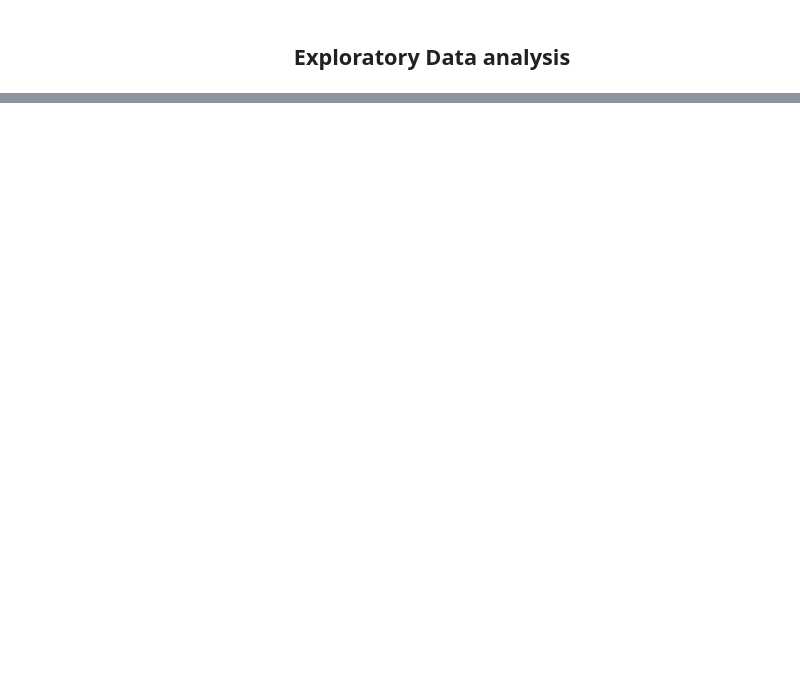
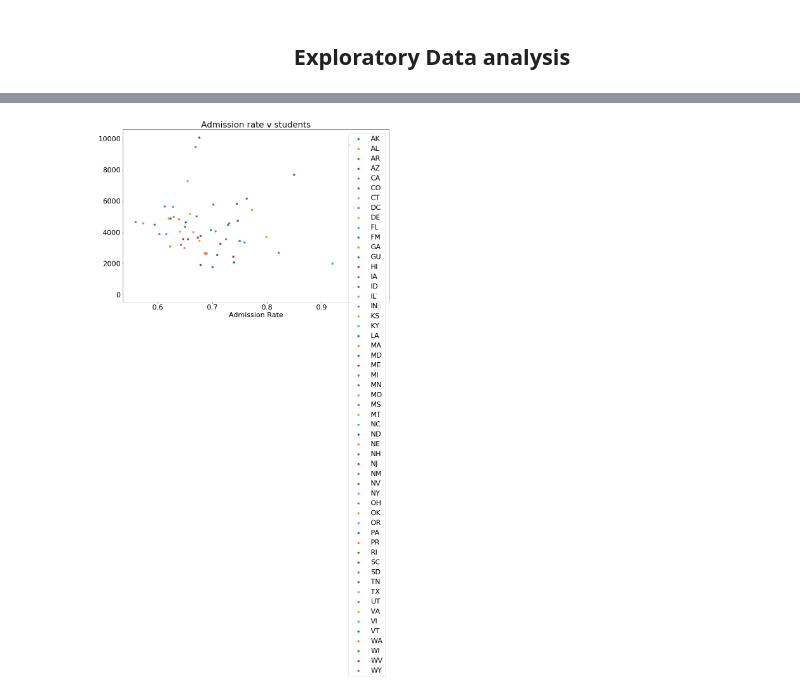
Before and after one commit to ZionJoseph/320-project-5, a Jupyter notebook: College Scorecard Tutorial.ipynb, the cells around one changed output, grey strips where cells are left out. Drawn from its saved outputs; the diff is of its cells as text; code cells hidden in the pictures; blank space fills up the shorter version.

```diff
--- a/College Scorecard Tutorial.ipynb
+++ b/College Scorecard Tutorial.ipynb
@@ -95,5 +102,5 @@ map_osm
 <h2><center>Exploratory Data analysis</center></h2>
 # %%
 admissions = data.dropna(subset = ['INSTNM', 'ADM_RATE'])
-admissions= admissions.groupby(['STABBR'], as_index=False)['ADM_RATE'].mean()
+admissions= admissions.groupby(['STABBR'], as_index=False)['ADM_RATE', 'UGDS'].mean()
 admissions.head()
@@ -109,0 +126,19 @@ plt.show()
+# %%
+z = admissions['UGDS']
+fig = plt.figure(figsize=(15,10))
+ax = fig.add_subplot(1,1,1)
+
+States = []
+for ele, d in admissions.groupby('STABBR'):
+    States.append(str(ele))
+
+for b, d in admissions.groupby('STABBR'):
+    plt.scatter(d['ADM_RATE'], d['UGDS'], label= str(admissions['STABBR']))
+ax.legend(States)
+# plot.set_yticks(numpy.arange(0,  238070000, 5000000))
+ax.set_title("Admission rate v students")
+ax.set_xlabel("Admission Rate")
+
+plt.show()
+# %% [output]
+[figure, added]
```
Also changed, not shown: parts of 4 cells of this notebook.
